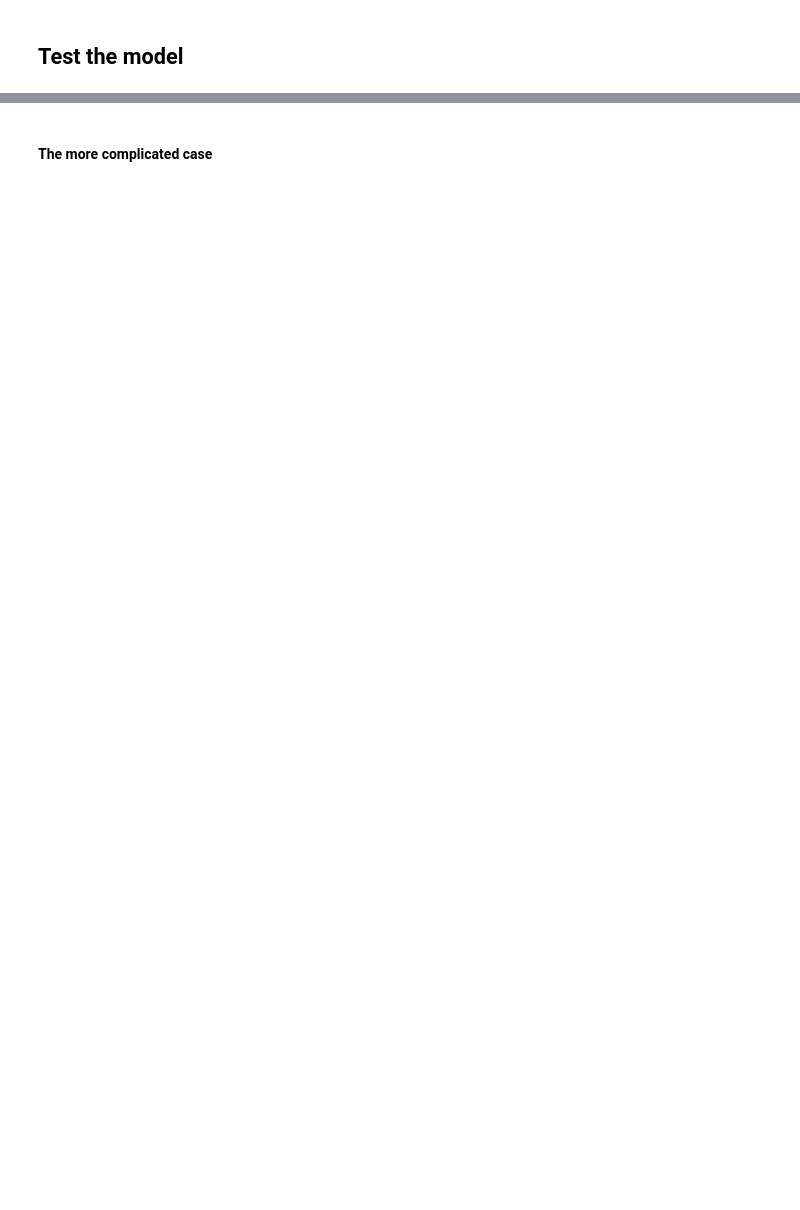
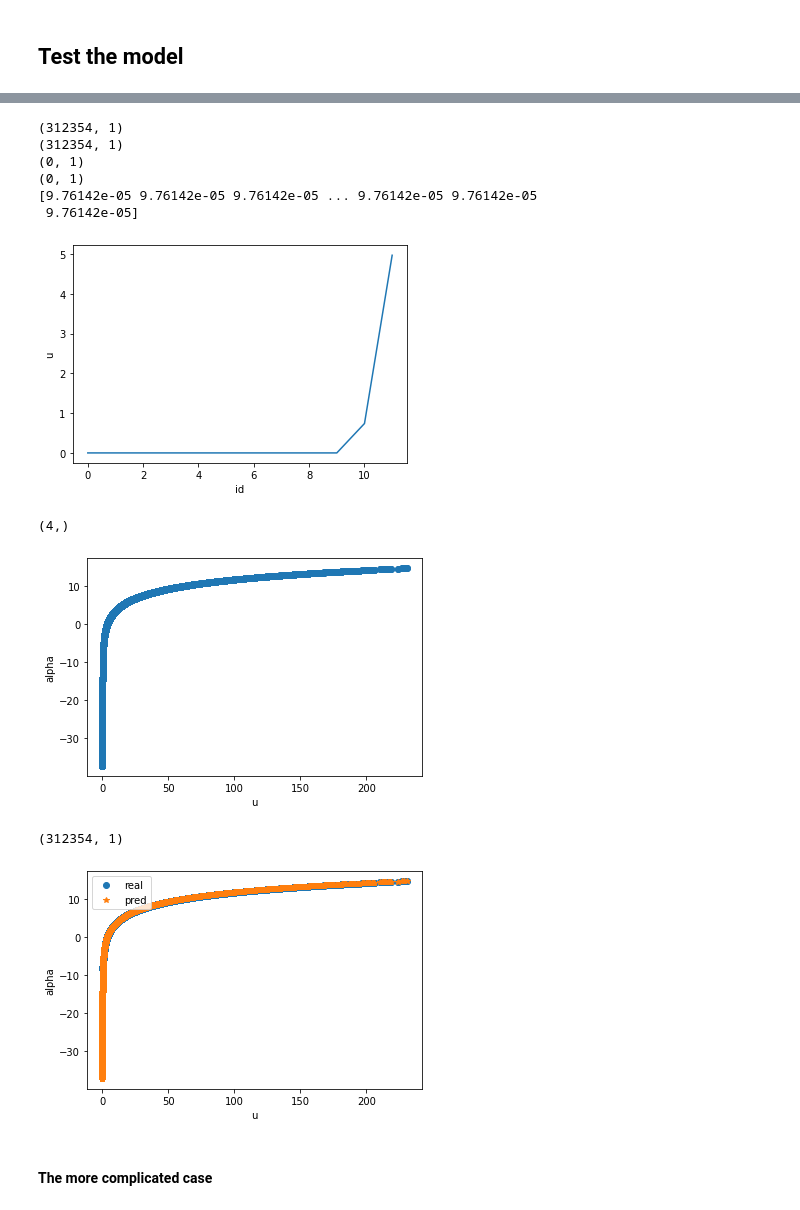
Before and after one commit to CSMMLab/KiT-RT, a Jupyter notebook: code/python/neural_entropy/EntropyTrainEvaluator.ipynb, the cells around one changed output, grey strips where cells are left out. Drawn from its saved outputs; the diff is of its cells as text; code cells hidden in the pictures; blank space fills up the shorter version.

```diff
--- a/code/python/neural_entropy/EntropyTrainEvaluator.ipynb
+++ b/code/python/neural_entropy/EntropyTrainEvaluator.ipynb
@@ -293,35 +329,49 @@ print(xDataTest.shape)
 print(yDataTest.shape)
 
 print(xDataTrain[:,0])
 plt.figure()
 plt.plot(xDataTrain[:12])
 plt.xlabel('id')
 plt.ylabel('u')
 plt.show()
 
 x = np.array([1,2,4,5])
 y = np.array([1,0,1,0])
 print(x.shape)
 plt.figure()
 plt.plot(xDataTrain[:,0],yDataTrain[:,0], 'o')
 plt.xlabel('u')
 plt.ylabel('alpha')
 plt.show()
 
 
 
-score = model.evaluate(np.asarray(xDataTrain), np.asarray(xDataTrain))
-print('Test score:', score[0])
-print('Test accuracy:', score[1])
+#score = model.evaluate(np.asarray(xDataTrain), np.asarray(xDataTrain))
+#print('Test score:', score[0])
+#print('Test accuracy:', score[1])
 
 
 pred = model.predict(np.asarray(xDataTrain))
 print(pred.shape)
 
 plt.figure()
 plt.plot(xDataTrain[:,0],pred[:,0], 'o')
+plt.plot(xDataTrain[:,0],yDataTrain[:,0], '*')
 plt.xlabel('u')
 plt.ylabel('alpha')
+plt.legend(['real', 'pred'], loc='upper left')
 plt.show()
+# %% [output]
+(312354, 1)
+(312354, 1)
+(0, 1)
+(0, 1)
+[9.76142e-05 9.76142e-05 9.76142e-05 ... 9.76142e-05 9.76142e-05
+ 9.76142e-05]
+[figure, added]
+(4,)
+[figure, added]
+(312354, 1)
+[figure, added]
 # %% [markdown]
 #### The more complicated case ###
```
Also changed, not shown: parts of 3 cells of this notebook, 4 other files.
